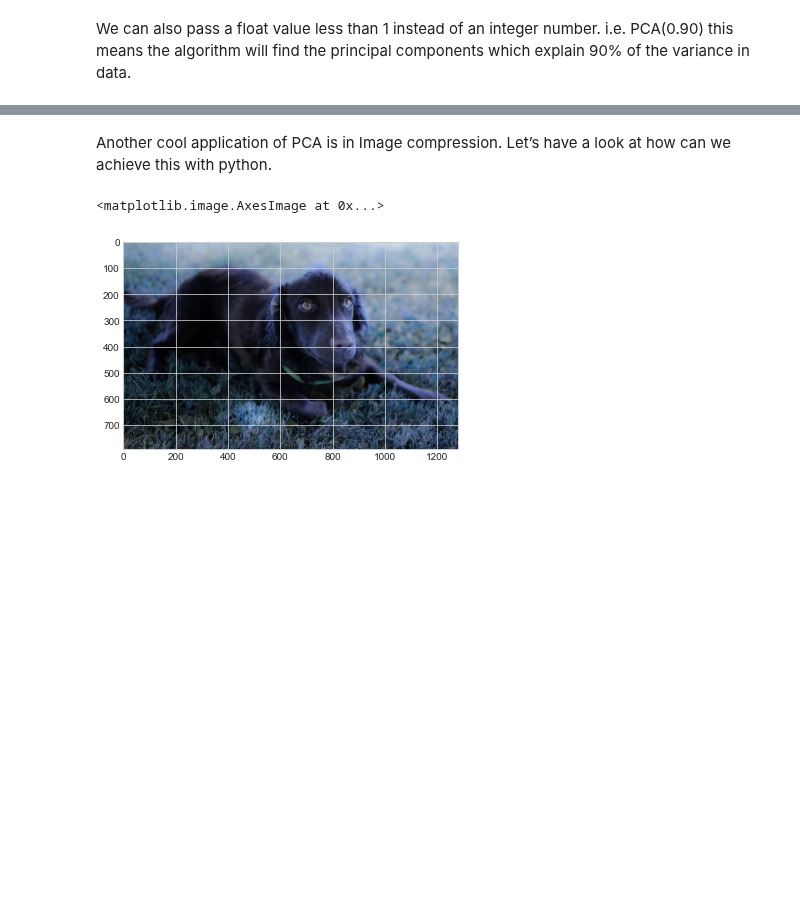
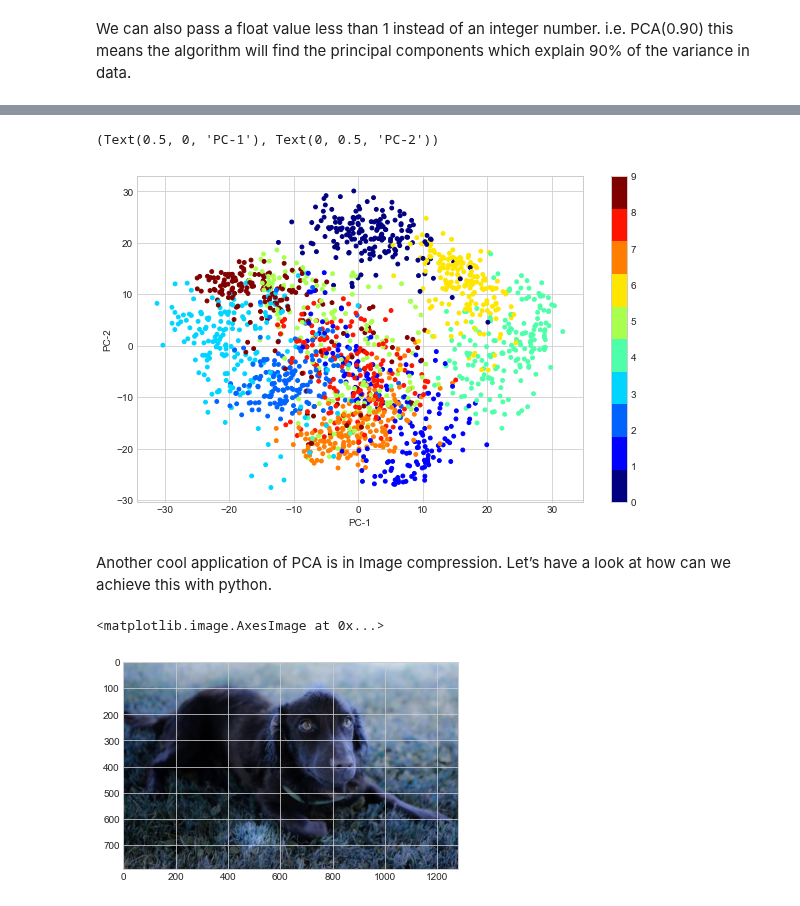
Before and after one commit to erfederuiz/thebridge_ft_nov21, a Jupyter notebook: 4-Machine_Learning/2-No Supervisado/1-PCA/PCA_Compress_image - Clase.ipynb, the cells around one changed output, grey strips where cells are left out. Drawn from its saved outputs; the diff is of its cells as text; code cells hidden in the pictures; blank space fills up the shorter version.

```diff
--- a/4-Machine_Learning/2-No Supervisado/1-PCA/PCA_Compress_image - Clase.ipynb
+++ b/4-Machine_Learning/2-No Supervisado/1-PCA/PCA_Compress_image - Clase.ipynb
@@ -26,0 +32,7 @@ Now, using PCA, let’s reduce the image dimensions from 64 to just 2 so that we
+# %%
+# Import required modules
+from sklearn.decomposition import PCA
+
+pca = PCA(2)
+converted_data = pca.fit_transform(digits.data)
+converted_data.shape
@@ -32,3 +43,14 @@ We can also pass a float value less than 1 instead of an integer number. i.e. PC
+# %%
+plt.style.use('seaborn-whitegrid')
+plt.figure(figsize = (10,6))
+c_map = plt.cm.get_cmap('jet', 10)
+plt.scatter(converted_data[:, 0], converted_data[:,1], s= 15,
+           cmap = c_map, c = digits.target)
+plt.colorbar()
+plt.xlabel('PC-1'), plt.ylabel('PC-2')
+# %% [output]
+(Text(0.5, 0, 'PC-1'), Text(0, 0.5, 'PC-2'))
+[figure, added]
 # %% [markdown]
 Another cool application of PCA is in Image compression. Let’s have a look at how can we achieve this with python.
 # %%
```
Also changed, not shown: parts of 16 cells of this notebook, 48 other files.
